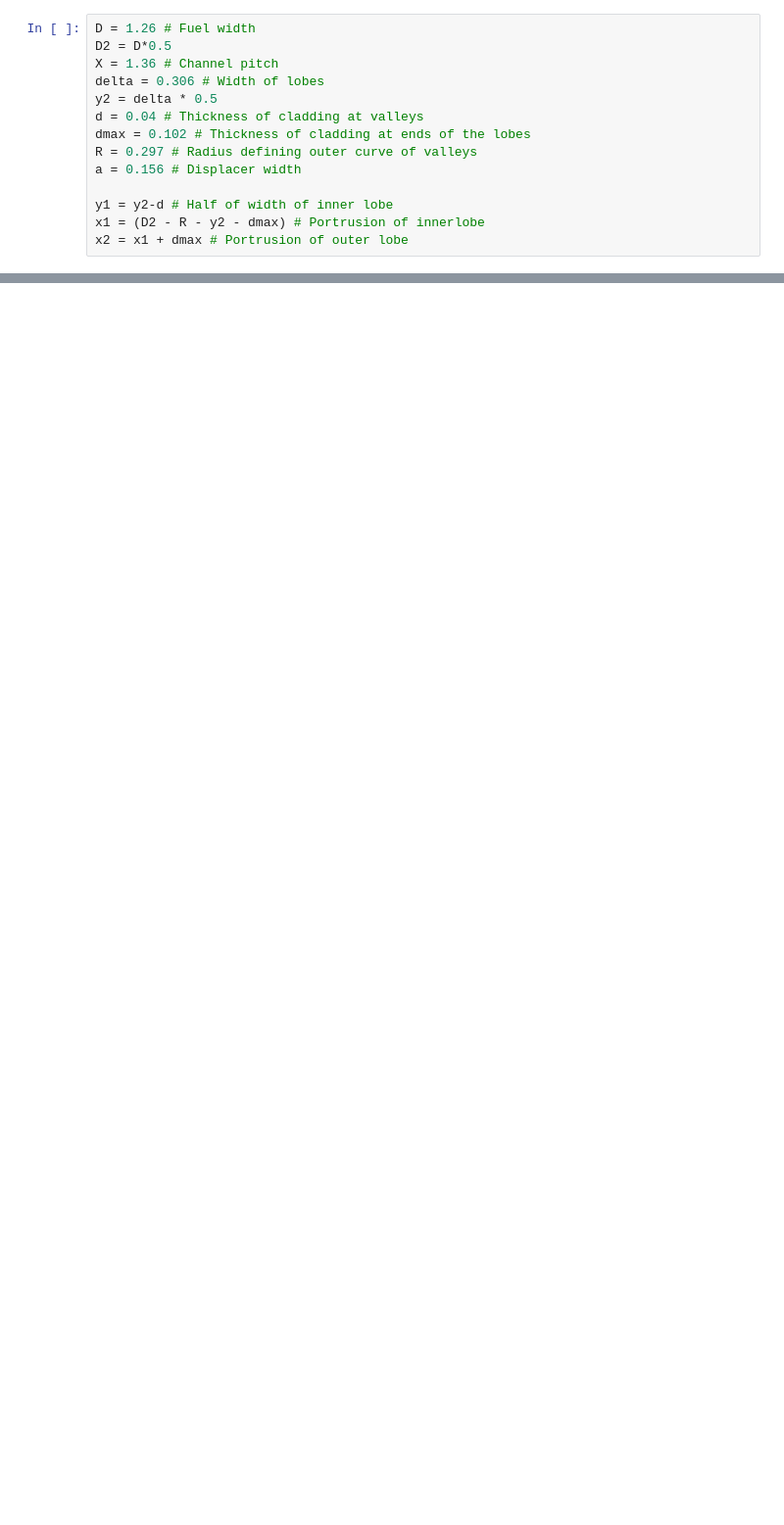
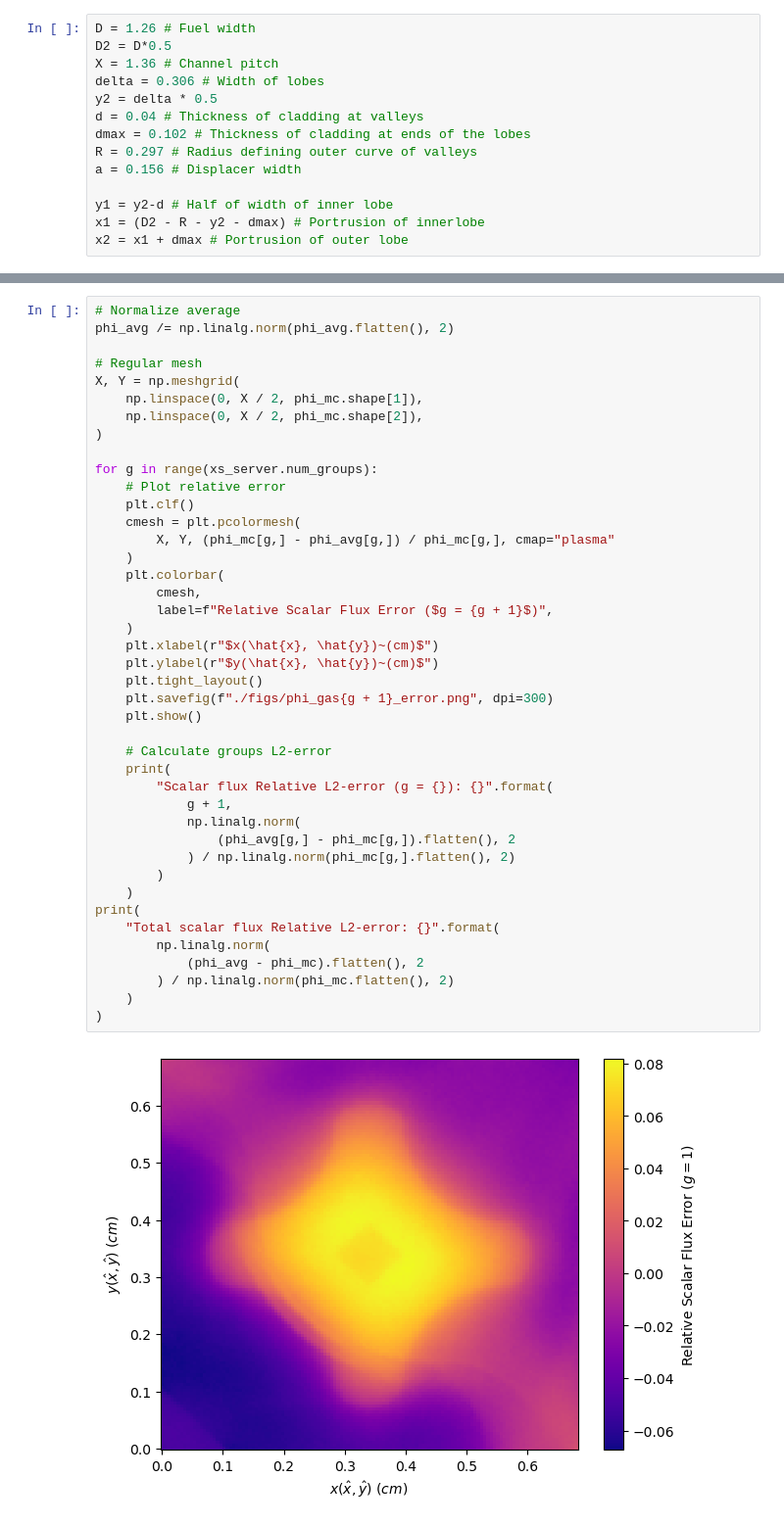
Before and after one commit to myerspat/ttnte, a Jupyter notebook: notebooks/lightbridge/lightbridge_gas.ipynb, the cells around one changed output, grey strips where cells are left out. Shown at 98% size. Cells and saved outputs as stored; diff of their text form; blank space fills up the shorter version.

```diff
--- a/notebooks/lightbridge/lightbridge_gas.ipynb
+++ b/notebooks/lightbridge/lightbridge_gas.ipynb
@@ -183,0 +207,44 @@ print(
+# %%
+# Normalize average
+phi_avg /= np.linalg.norm(phi_avg.flatten(), 2)
+
+# Regular mesh
+X, Y = np.meshgrid(
+    np.linspace(0, X / 2, phi_mc.shape[1]),
+    np.linspace(0, X / 2, phi_mc.shape[2]),
+)
+
+for g in range(xs_server.num_groups):
+    # Plot relative error
+    plt.clf()
+    cmesh = plt.pcolormesh(
+        X, Y, (phi_mc[g,] - phi_avg[g,]) / phi_mc[g,], cmap="plasma"
+    )
+    plt.colorbar(
+        cmesh,
+        label=f"Relative Scalar Flux Error ($g = {g + 1}$)",
+    )
+    plt.xlabel(r"$x(\hat{x}, \hat{y})~(cm)$")
+    plt.ylabel(r"$y(\hat{x}, \hat{y})~(cm)$")
+    plt.tight_layout()
+    plt.savefig(f"./figs/phi_gas{g + 1}_error.png", dpi=300)
+    plt.show()
+
+    # Calculate groups L2-error
+    print(
+        "Scalar flux Relative L2-error (g = {}): {}".format(
+            g + 1,
+            np.linalg.norm(
+                (phi_avg[g,] - phi_mc[g,]).flatten(), 2
+            ) / np.linalg.norm(phi_mc[g,].flatten(), 2)
+        )
+    )
+print(
+    "Total scalar flux Relative L2-error: {}".format(
+        np.linalg.norm(
+            (phi_avg - phi_mc).flatten(), 2
+        ) / np.linalg.norm(phi_mc.flatten(), 2)
+    )
+)
+# %% [output]
+[figure, added]
```
Also changed, not shown: parts of 13 cells of this notebook, 30 other files.
